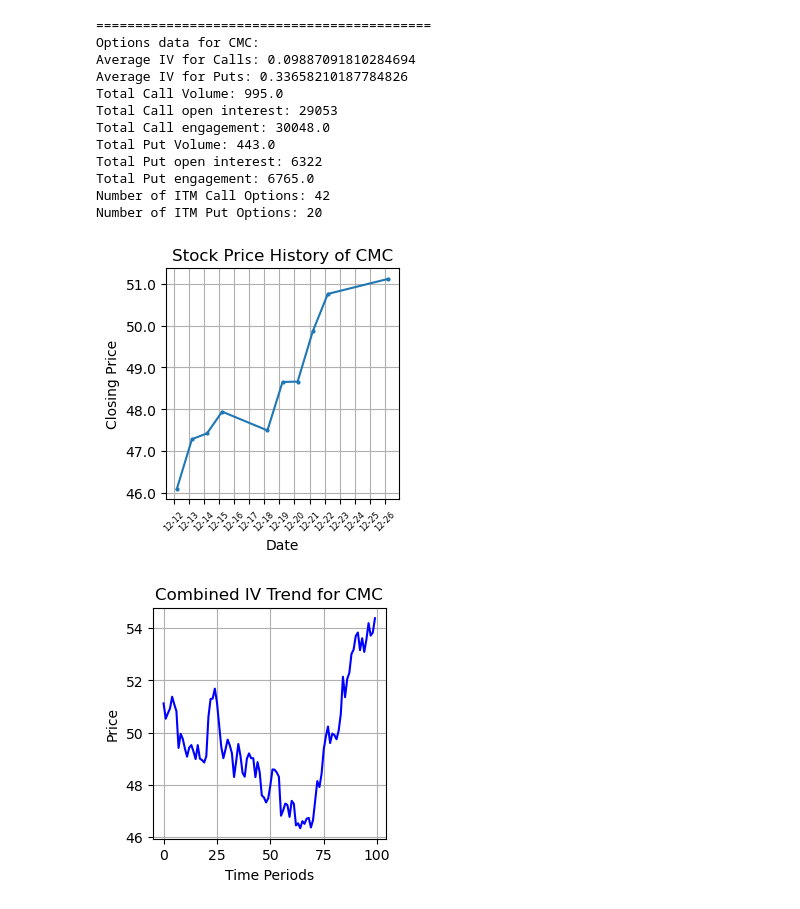
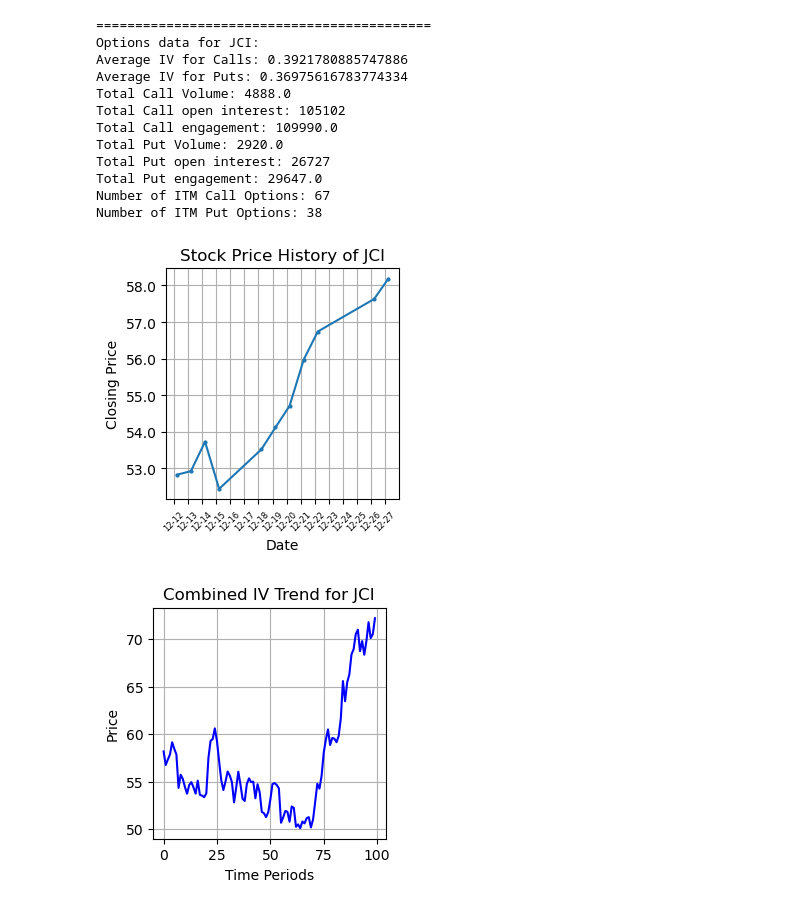
Before and after one commit to SaumikDana/Machine_Learning_Trading, a Jupyter notebook: data/specific_stock_analysis.ipynb, the cells around one changed output. Saved outputs shown, nothing was run; the diff lists cells and outputs as text; code cells hidden in the pictures.

```diff
--- a/data/specific_stock_analysis.ipynb
+++ b/data/specific_stock_analysis.ipynb
@@ -3,44 +3,44 @@ from datetime import datetime, timedelta
 from analyze_stock import *
 from implied_volatility import simulate_stock_price
 
 # Call the function and store the result
-ticker = 'CMC'
+ticker = 'JCI'
 
 # Call the function and store the result
 day = '2023-12-26'
 
 # Set the time frame
 date = datetime.strptime(day, '%Y-%m-%d')
 end_date = date + timedelta(days=7)
 start_date = date - timedelta(days=14)
 
 # Check if start_date is earlier than today, if not change start_date to today - 7 days
 current_date = datetime.now()
 start_date = current_date - timedelta(days=14) if start_date >= current_date else start_date
 
 # Use the function from utils.py to analyze stock options
 options_metrics = analyze_stock_options(ticker)
 
 # Print
 print_options_data(ticker, options_metrics)
 
 # Call the plot_stock_history method
 plot_stock_history(ticker, start_date, end_date)
 
 # Simulate based on Options Info:
 simulate_stock_price(ticker, options_metrics)
 # %% [output]
 ===========================================
-Options data for CMC:
-Average IV for Calls: 0.09887091810284694
-Average IV for Puts: 0.33658210187784826
-Total Call Volume: 995.0
-Total Call open interest: 29053
-Total Call engagement: 30048.0
-Total Put Volume: 443.0
-Total Put open interest: 6322
-Total Put engagement: 6765.0
-Number of ITM Call Options: 42
-Number of ITM Put Options: 20
+Options data for JCI:
+Average IV for Calls: 0.3921780885747886
+Average IV for Puts: 0.36975616783774334
+Total Call Volume: 4888.0
+Total Call open interest: 105102
+Total Call engagement: 109990.0
+Total Put Volume: 2920.0
+Total Put open interest: 26727
+Total Put engagement: 29647.0
+Number of ITM Call Options: 67
+Number of ITM Put Options: 38
-[figure, old version]
+[figure, new version]
-[figure, old version]
+[figure, new version]
```
Also changed, not shown: 1 other file.
